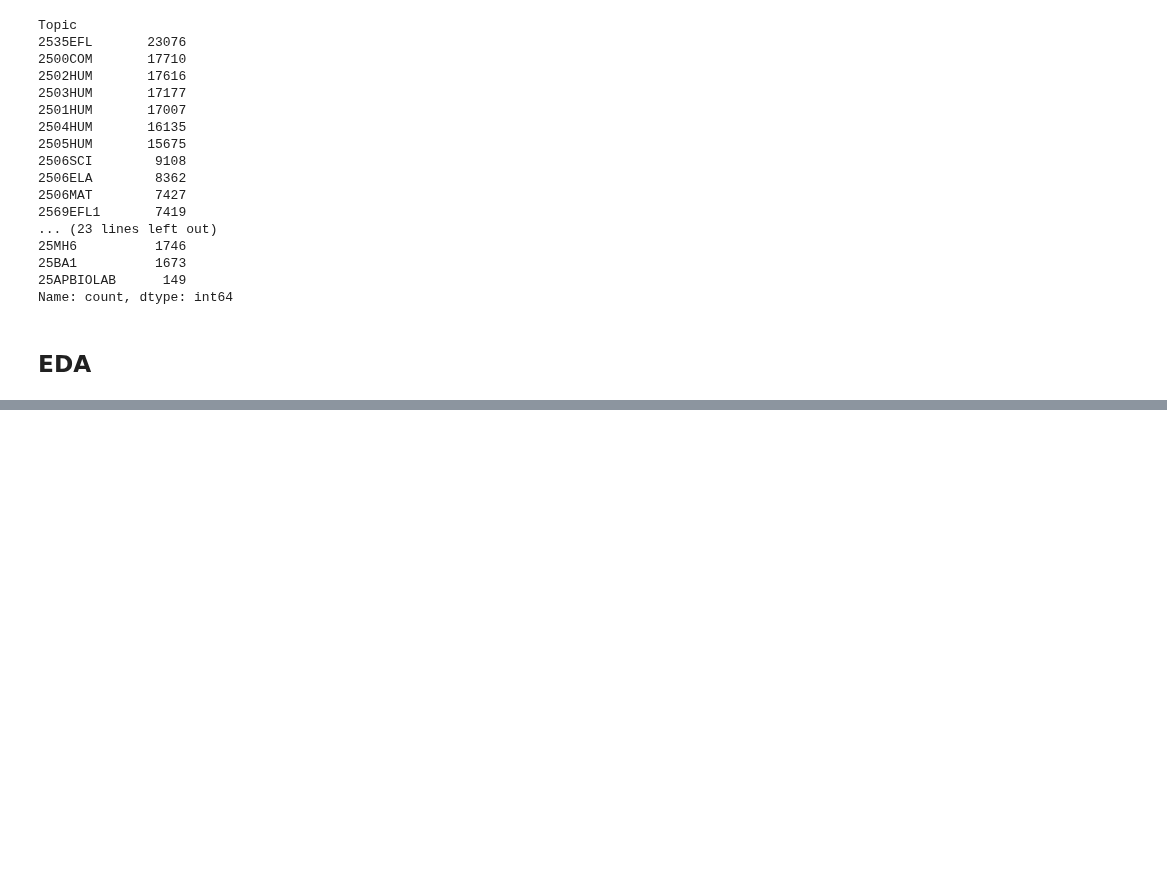
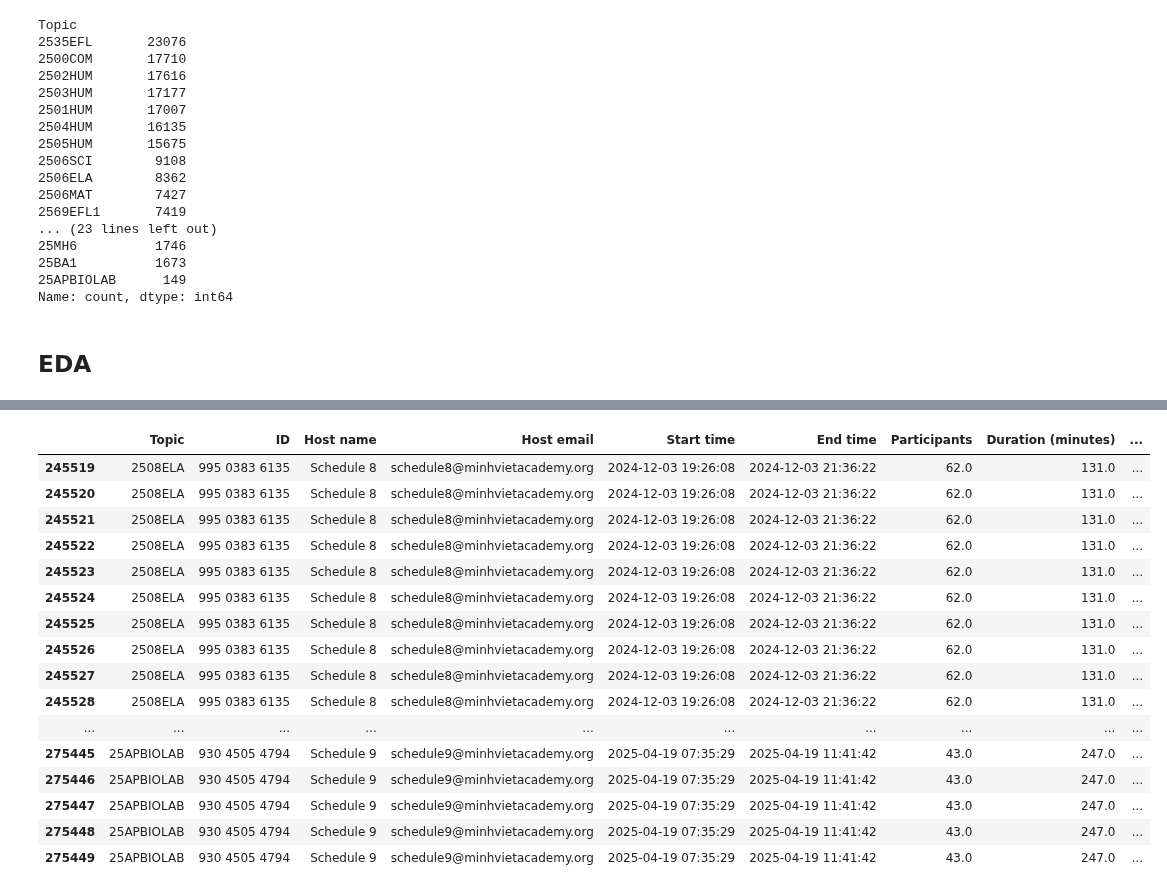
Before and after one commit to tthvan/Customer-Retention-Analysis, a Jupyter notebook: cleanin.ipynb, the cells around one changed output, grey strips where cells are left out. Cells and saved outputs as stored; diff of their text form; code cells hidden in the pictures; blank space fills up the shorter version.

```diff
--- a/cleanin.ipynb
+++ b/cleanin.ipynb
@@ -357,0 +354,23 @@ Name: count, dtype: int64
+# %%
+#Check if those classes that last longer than 100 minutes (>1.5 hour) are outliers / mistakes or not
+pd.set_option('display.max_columns', None)
+df[df['Duration (minutes)'] > 100]
+pd.reset_option('display.max_rows', None)
+# %% [output]
+|  | Topic | ID | Host name | Host email | Start time | End time | Participants | Duration (minutes) | ... |
+| 245519 | 2508ELA | 995 0383 6135 | Schedule 8 | schedule8@minhvietacademy.org | 2024-12-03 19:26:08 | 2024-12-03 21:36:22 | 62.0 | 131.0 | ... |
+| 245520 | 2508ELA | 995 0383 6135 | Schedule 8 | schedule8@minhvietacademy.org | 2024-12-03 19:26:08 | 2024-12-03 21:36:22 | 62.0 | 131.0 | ... |
+| 245521 | 2508ELA | 995 0383 6135 | Schedule 8 | schedule8@minhvietacademy.org | 2024-12-03 19:26:08 | 2024-12-03 21:36:22 | 62.0 | 131.0 | ... |
+| 245522 | 2508ELA | 995 0383 6135 | Schedule 8 | schedule8@minhvietacademy.org | 2024-12-03 19:26:08 | 2024-12-03 21:36:22 | 62.0 | 131.0 | ... |
+| 245523 | 2508ELA | 995 0383 6135 | Schedule 8 | schedule8@minhvietacademy.org | 2024-12-03 19:26:08 | 2024-12-03 21:36:22 | 62.0 | 131.0 | ... |
+| 245524 | 2508ELA | 995 0383 6135 | Schedule 8 | schedule8@minhvietacademy.org | 2024-12-03 19:26:08 | 2024-12-03 21:36:22 | 62.0 | 131.0 | ... |
+| 245525 | 2508ELA | 995 0383 6135 | Schedule 8 | schedule8@minhvietacademy.org | 2024-12-03 19:26:08 | 2024-12-03 21:36:22 | 62.0 | 131.0 | ... |
+| 245526 | 2508ELA | 995 0383 6135 | Schedule 8 | schedule8@minhvietacademy.org | 2024-12-03 19:26:08 | 2024-12-03 21:36:22 | 62.0 | 131.0 | ... |
+| 245527 | 2508ELA | 995 0383 6135 | Schedule 8 | schedule8@minhvietacademy.org | 2024-12-03 19:26:08 | 2024-12-03 21:36:22 | 62.0 | 131.0 | ... |
+| 245528 | 2508ELA | 995 0383 6135 | Schedule 8 | schedule8@minhvietacademy.org | 2024-12-03 19:26:08 | 2024-12-03 21:36:22 | 62.0 | 131.0 | ... |
+| ... | ... | ... | ... | ... | ... | ... | ... | ... | ... |
+| 275445 | 25APBIOLAB | 930 4505 4794 | Schedule 9 | schedule9@minhvietacademy.org | 2025-04-19 07:35:29 | 2025-04-19 11:41:42 | 43.0 | 247.0 | ... |
+| 275446 | 25APBIOLAB | 930 4505 4794 | Schedule 9 | schedule9@minhvietacademy.org | 2025-04-19 07:35:29 | 2025-04-19 11:41:42 | 43.0 | 247.0 | ... |
+| 275447 | 25APBIOLAB | 930 4505 4794 | Schedule 9 | schedule9@minhvietacademy.org | 2025-04-19 07:35:29 | 2025-04-19 11:41:42 | 43.0 | 247.0 | ... |
+| 275448 | 25APBIOLAB | 930 4505 4794 | Schedule 9 | schedule9@minhvietacademy.org | 2025-04-19 07:35:29 | 2025-04-19 11:41:42 | 43.0 | 247.0 | ... |
+| 275449 | 25APBIOLAB | 930 4505 4794 | Schedule 9 | schedule9@minhvietacademy.org | 2025-04-19 07:35:29 | 2025-04-19 11:41:42 | 43.0 | 247.0 | ... |
```
Also changed, not shown: parts of 10 cells of this notebook.
